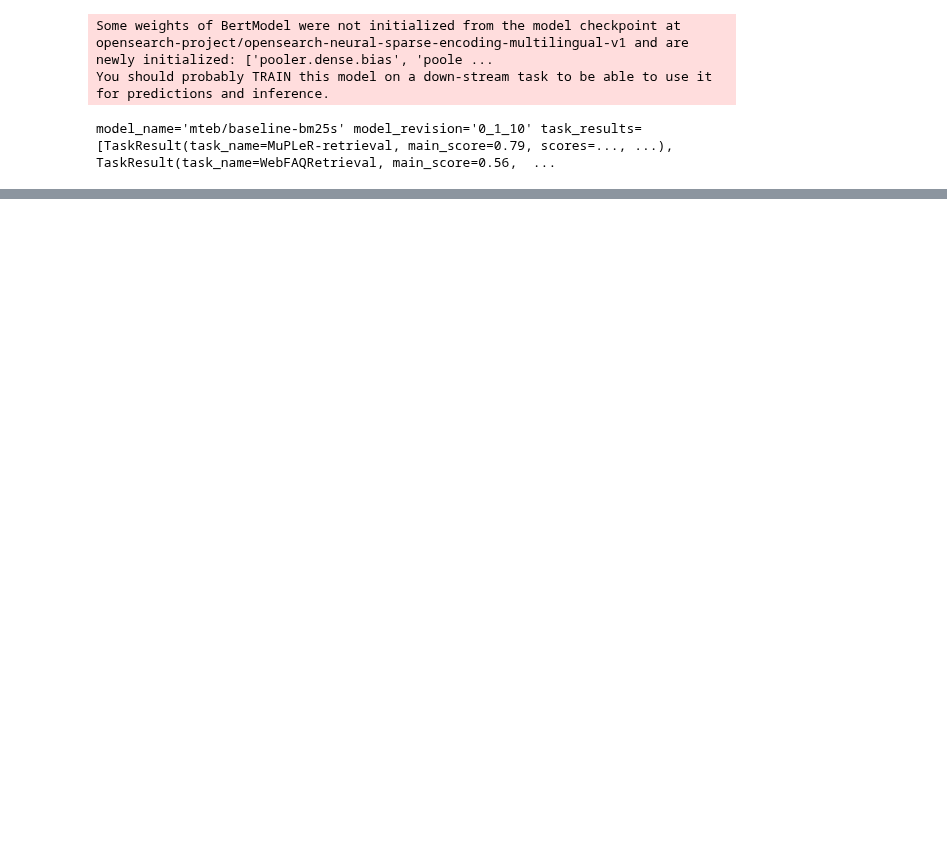
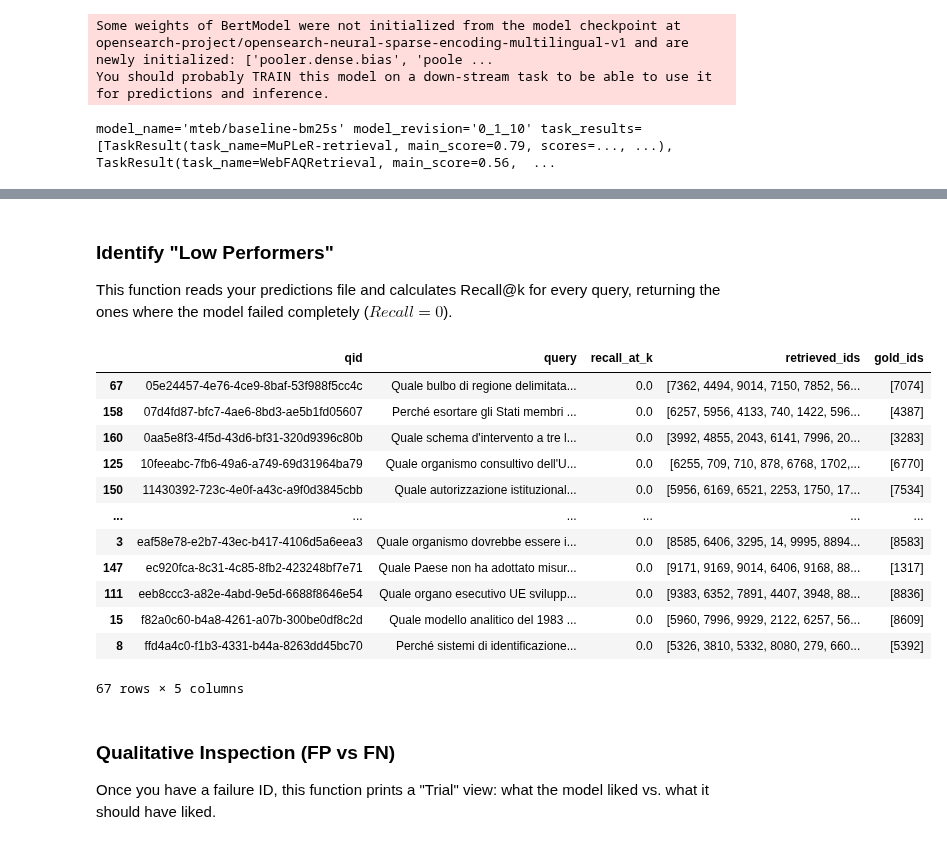
Before and after one commit to lopozz/lm-toolkit, a Jupyter notebook: notebooks/fine-tune-splade.ipynb, the cells around one changed output, grey strips where cells are left out. Cells and saved outputs as stored; diff of their text form; code cells hidden in the pictures; blank space fills up the shorter version.

```diff
--- a/notebooks/fine-tune-splade.ipynb
+++ b/notebooks/fine-tune-splade.ipynb
@@ -236,10 +236,10 @@ from sentence_transformers.sparse_encoder.modules import (
 # names = ["corpus", "queries", "qrels"]
 # params = {"path": "mteb/WikipediaRetrievalMultilingual", "split": "test"}
 # names = ["it-corpus", "it-queries", "it-qrels"]
-params = {"path": "mteb/WebFAQRetrieval", "split": "test"}
-names = ["ita-corpus", "ita-queries", "ita-qrels"]
-# params = {"path": "mteb/MuPLeR-retrieval", "split": "test"}
-# names = ["it-corpus", "it-queries", "it-qrels"]
+# params = {"path": "mteb/WebFAQRetrieval", "split": "test"}
+# names = ["ita-corpus", "ita-queries", "ita-qrels"]
+params = {"path": "mteb/MuPLeR-retrieval", "split": "test"}
+names = ["it-corpus", "it-queries", "it-qrels"]
 corpus_ds = load_dataset(name=names[0], **params)
 queries_ds = load_dataset(name=names[1], **params)
 qrels_ds = load_dataset(name=names[2], **params)
@@ -268,6 +268,8 @@ ir_evaluator = SparseInformationRetrievalEvaluator(
     relevant_docs=relevant_docs,
     show_progress_bar=True,
     batch_size=4,
+    accuracy_at_k=[1],
+    write_predictions=True
 )
 
 # 5) Load sparse model
@@ -299,6 +301,6 @@ model = SparseEncoder(
 )
 
 # 6) Run evaluation
-results = ir_evaluator(model)
+results = ir_evaluator(model, output_path='../results/opensearch-project__opensearch-neural-sparse-encoding-multilingual-v1/predictions')
 print(results)
 # %% [output]
@@ -376,0 +547,56 @@ model_name='mteb/baseline-bm25s' model_revision='0_1_10' task_results=[TaskResul
+# %% [markdown]
+### Identify "Low Performers"
+This function reads your predictions file and calculates Recall@k for every query, returning the ones where the model failed completely ($Recall = 0$).
+# %%
+import json
+import pandas as pd
+
+def get_low_performers(predictions_path, relevant_docs, k=10):
+    low_performers = []
+
+    with open(predictions_path, 'r', encoding='utf-8') as f:
+        for line in f:
+            data = json.loads(line)
+            qid = data['query_id']
+            # Get the top k retrieved IDs
+            retrieved_ids = [res['corpus_id'] for res in data['results'][:k]]
+
+            # Get ground truth
+            gold_ids = relevant_docs.get(qid, set())
+
+            # Calculate Recall@k
+            hits = [rid for rid in retrieved_ids if rid in gold_ids]
+            recall = len(hits) / len(gold_ids) if len(gold_ids) > 0 else 0
+
+            low_performers.append({
+                "qid": qid,
+                "query": data['query'],
+                "recall_at_k": recall,
+                "retrieved_ids": retrieved_ids,
+                "gold_ids": list(gold_ids)
+            })
+
+    df = pd.DataFrame(low_performers)
+    # Return only total failures (Recall=0) sorted by those with the most gold docs
+    return df[df['recall_at_k'] == 0].sort_values(by="qid")
+
+# Usage:
+df_fail = get_low_performers("/home/lpozzi/Git/lm-toolkit/results/opensearch-project__opensearch-neural-sparse-encoding-multilingual-v1/predictions/MuPLeR-retrieval/Information-Retrieval_evaluation_predictions_dot.jsonl", relevant_docs)
+df_fail
+# %% [output]
+|  | qid | query | recall_at_k | retrieved_ids | gold_ids |
+| 67 | 05e24457-4e76-4ce9-8baf-53f988f5cc4c | Quale bulbo di regione delimitata... | 0.0 | [7362, 4494, 9014, 7150, 7852, 56... | [7074] |
+| 158 | 07d4fd87-bfc7-4ae6-8bd3-ae5b1fd05607 | Perché esortare gli Stati membri ... | 0.0 | [6257, 5956, 4133, 740, 1422, 596... | [4387] |
+| 160 | 0aa5e8f3-4f5d-43d6-bf31-320d9396c80b | Quale schema d'intervento a tre l... | 0.0 | [3992, 4855, 2043, 6141, 7996, 20... | [3283] |
+| 125 | 10feeabc-7fb6-49a6-a749-69d31964ba79 | Quale organismo consultivo dell'U... | 0.0 | [6255, 709, 710, 878, 6768, 1702,... | [6770] |
+| 150 | 11430392-723c-4e0f-a43c-a9f0d3845cbb | Quale autorizzazione istituzional... | 0.0 | [5956, 6169, 6521, 2253, 1750, 17... | [7534] |
+| ... | ... | ... | ... | ... | ... |
+| 3 | eaf58e78-e2b7-43ec-b417-4106d5a6eea3 | Quale organismo dovrebbe essere i... | 0.0 | [8585, 6406, 3295, 14, 9995, 8894... | [8583] |
+| 147 | ec920fca-8c31-4c85-8fb2-423248bf7e71 | Quale Paese non ha adottato misur... | 0.0 | [9171, 9169, 9014, 6406, 9168, 88... | [1317] |
+| 111 | eeb8ccc3-a82e-4abd-9e5d-6688f8646e54 | Quale organo esecutivo UE svilupp... | 0.0 | [9383, 6352, 7891, 4407, 3948, 88... | [8836] |
+| 15 | f82a0c60-b4a8-4261-a07b-300be0df8c2d | Quale modello analitico del 1983 ... | 0.0 | [5960, 7996, 9929, 2122, 6257, 56... | [8609] |
+| 8 | ffd4a4c0-f1b3-4331-b44a-8263dd45bc70 | Perché sistemi di identificazione... | 0.0 | [5326, 3810, 5332, 8080, 279, 660... | [5392] |
+67 rows × 5 columns
+# %% [markdown]
+### Qualitative Inspection (FP vs FN)
+Once you have a failure ID, this function prints a "Trial" view: what the model liked vs. what it should have liked.
```
Also changed, not shown: parts of 11 cells of this notebook.
